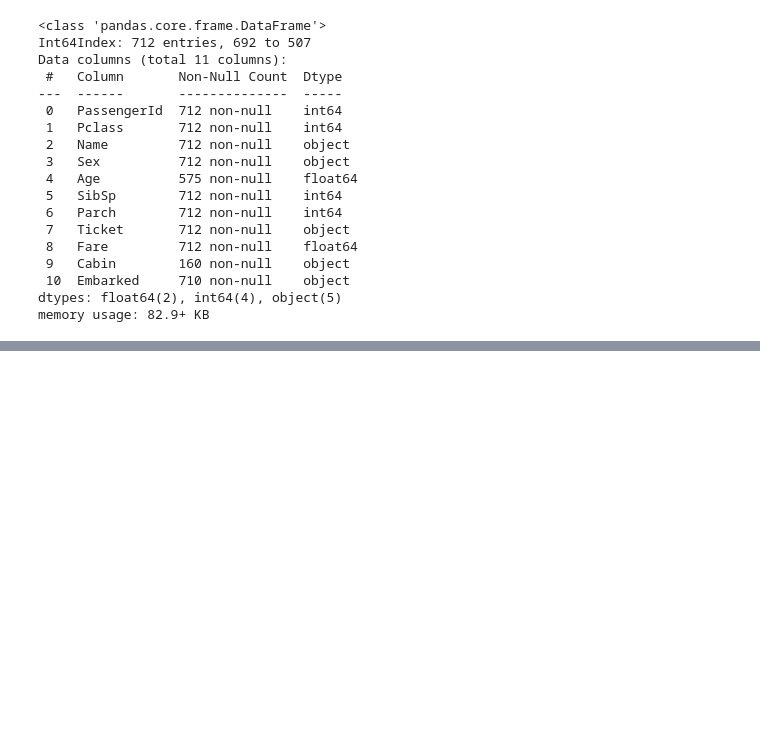
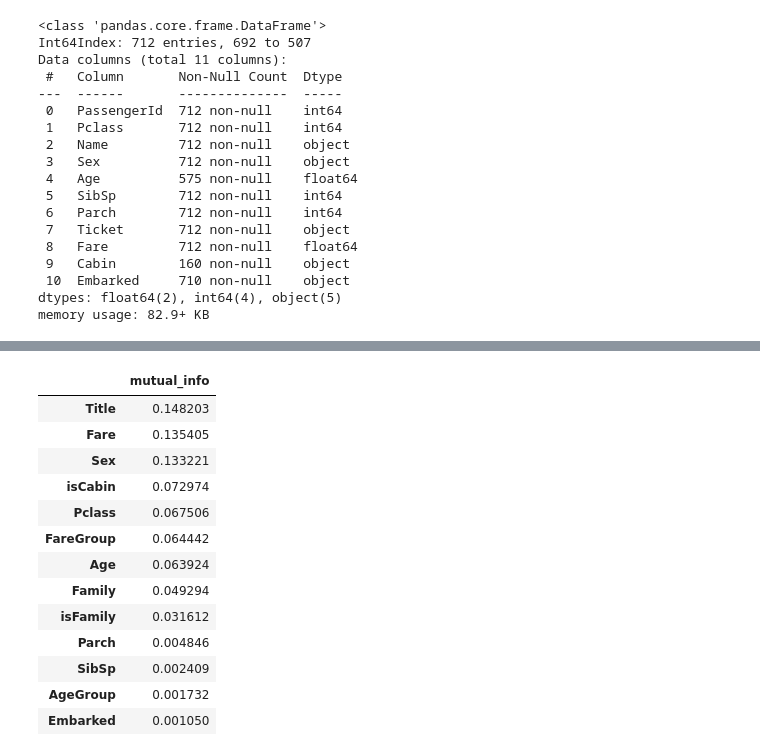
Before and after one commit to AlekseiBogachev/Titanic-Machine-Learning-from-Disaster, a Jupyter notebook: sources/Titanic-Machine-Learning-from-Disaster.ipynb, the cells around one changed output, grey strips where cells are left out. Saved outputs shown, nothing was run; the diff lists cells and outputs as text; code cells hidden in the pictures; blank space fills up the shorter version.

```diff
--- a/sources/Titanic-Machine-Learning-from-Disaster.ipynb
+++ b/sources/Titanic-Machine-Learning-from-Disaster.ipynb
@@ -1453,0 +1237,21 @@ https://www.openml.org/search?type=data&sort=runs&id=40945&status=active
+# %%
+(pd
+.DataFrame(mutual_info_classif(df, y_train, n_neighbors=5),
+           columns=['mutual_info'], index=df.columns)
+.sort_values(by='mutual_info', ascending=False)
+)
+# %% [output]
+|  | mutual_info |
+| Title | 0.148203 |
+| Fare | 0.135405 |
+| Sex | 0.133221 |
+| isCabin | 0.072974 |
+| Pclass | 0.067506 |
+| FareGroup | 0.064442 |
+| Age | 0.063924 |
+| Family | 0.049294 |
+| isFamily | 0.031612 |
+| Parch | 0.004846 |
+| SibSp | 0.002409 |
+| AgeGroup | 0.001732 |
+| Embarked | 0.001050 |
```
Also changed, not shown: parts of 63 cells of this notebook.
